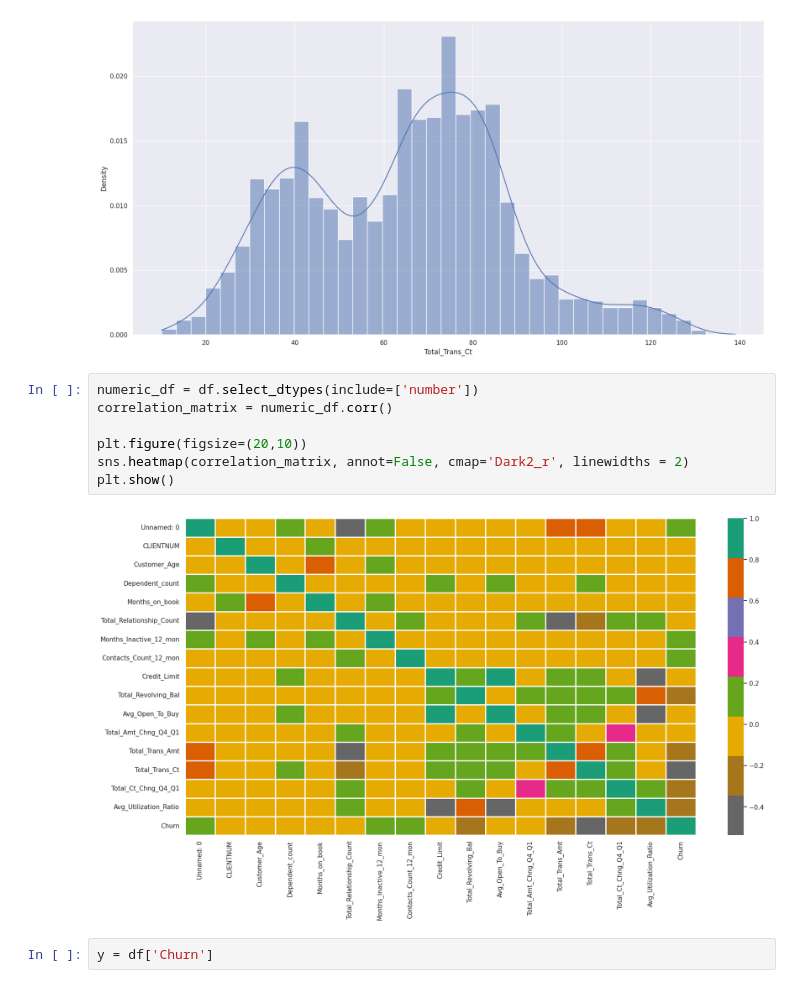
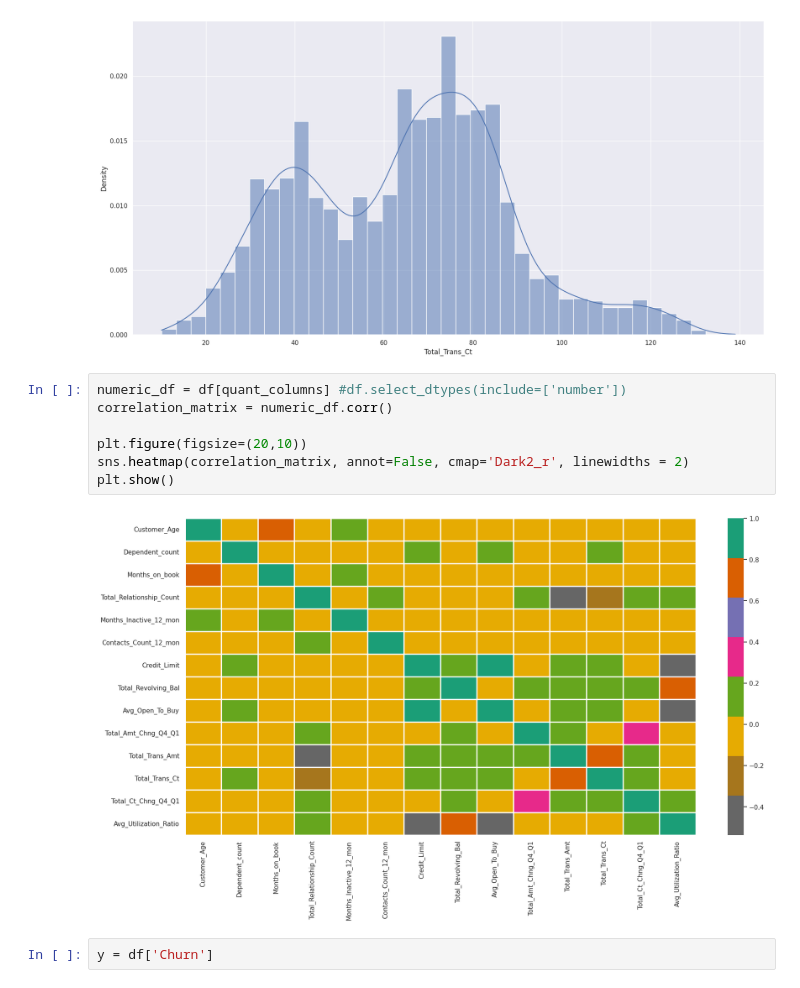
Before and after one commit to mhammamy/mlops-engineer-predict-churn, a Jupyter notebook: churn_notebook.ipynb, the cells around one changed output. Saved outputs shown, nothing was run; the diff lists cells and outputs as text.

```diff
--- a/churn_notebook.ipynb
+++ b/churn_notebook.ipynb
@@ -114,14 +126,14 @@ sns.histplot(df['Total_Trans_Ct'], stat='density', kde=True);
 # %% [output]
 [figure]
 # %%
-numeric_df = df.select_dtypes(include=['number'])
+numeric_df = df[quant_columns] #df.select_dtypes(include=['number'])
 correlation_matrix = numeric_df.corr()
 
 plt.figure(figsize=(20,10))
 sns.heatmap(correlation_matrix, annot=False, cmap='Dark2_r', linewidths = 2)
 plt.show()
 # %% [output]
-[figure, old version]
+[figure, new version]
 # %%
 y = df['Churn']
 # %%
```
Also changed, not shown: parts of 5 cells of this notebook, 4 other files.
